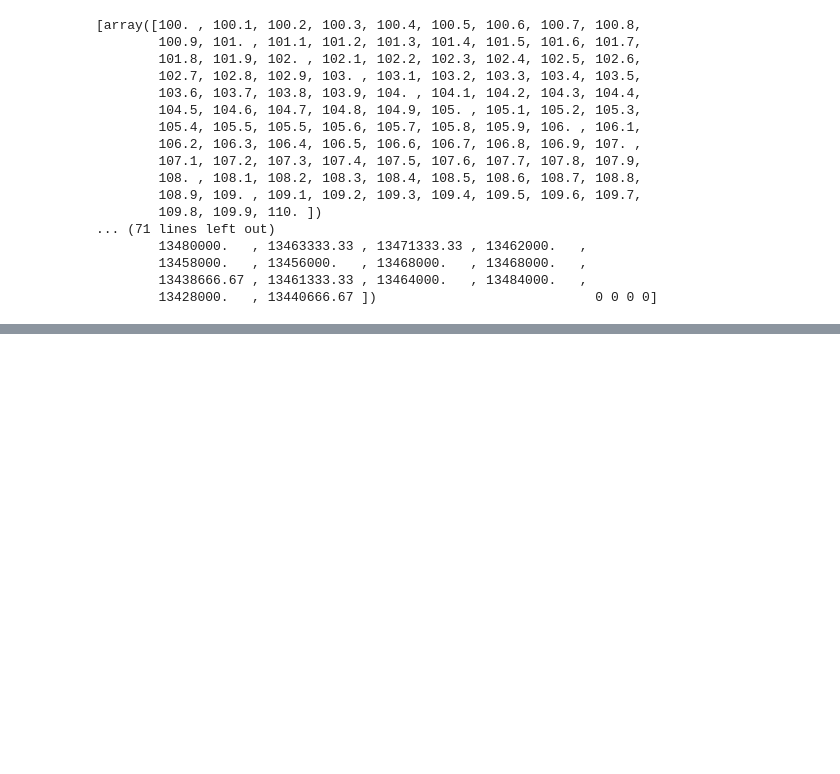
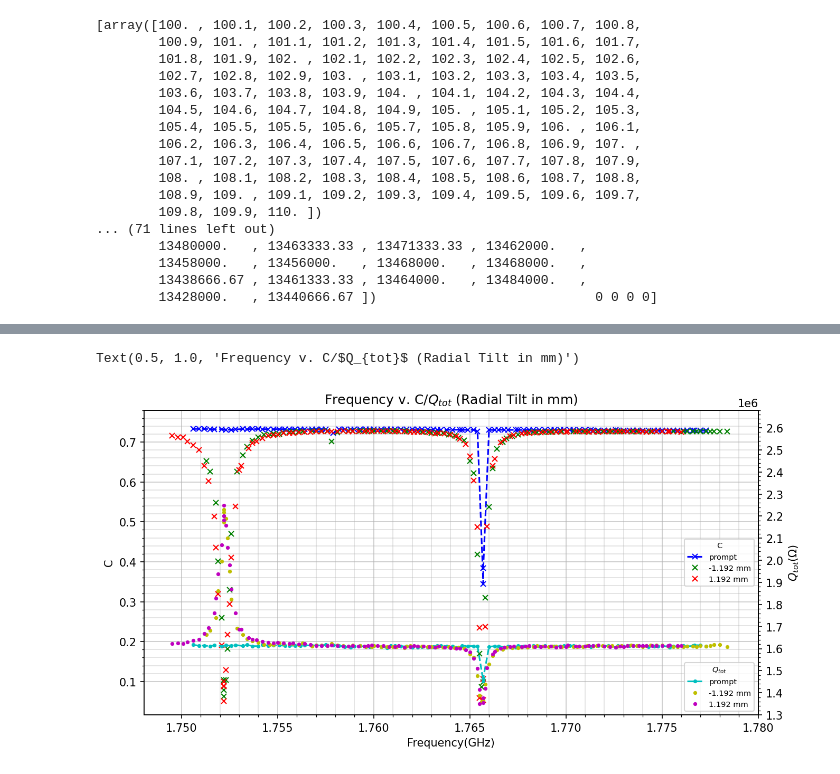
Before and after one commit to peanutflavorbean/CAPP, a Jupyter notebook: Radial_Tilt_Tolerance.ipynb, the cells around one changed output, grey strips where cells are left out. Cells and saved outputs as stored; diff of their text form; code cells hidden in the pictures; blank space fills up the shorter version.

```diff
--- a/Radial_Tilt_Tolerance.ipynb
+++ b/Radial_Tilt_Tolerance.ipynb
@@ -86,3 +90,51 @@ Text(0.5, 1.0, 'Rod Angle v. Frequency')
+# %%
+fig,axs = plt.subplots(1,1,figsize=(10,5),dpi=150)
+twin1 = axs.twinx()
+
+for v in var:
+   freq = data[v][1] # freq
+   pmt = data[v][2] # C
+   Qtot = data[v][3] # Qtot
+   if v == 0:
+      label = 'prompt'
+      axs.plot(freq,pmt,marker='x',linestyle = '--', label = label,color='b',markersize=5)
+      twin1.plot(freq,Qtot,marker='.',linestyle='--',label = label,color='c',markersize=5)
+   elif v == 0.002:
+      label = '%.3f mm' %(v*596)
+      axs.plot(freq,pmt,marker='x',linestyle='None',label=label,color='r',markersize=5)
+      twin1.plot(freq,Qtot,marker='.',linestyle='None',label = label,color='m',markersize=5)
+   elif v == -0.002:
+      label = '%.3f mm' %(v*596)
+      axs.plot(freq,pmt,marker='x',linestyle='None',label=label,color='g',markersize=5)
+      twin1.plot(freq,Qtot,marker='.',linestyle='None',label = label,color='y',markersize=5)
+
+#Frequency
+axs.set_xticks(np.arange(1.750,1.780,0.005))
+axs.set_xticks(np.arange(1.750,1.780,0.001),minor=True)
+
+#Rotation Angle
+#axs.set_xticks(np.arange(100,111,1))
+#axs.set_xticks(np.arange(100,110,0.1),minor=True)
+
+axs.set_yticks(np.arange(0.1,0.8,0.1))
+axs.set_yticks(np.arange(0.1,0.8,0.02),minor=True)
+
+twin1.set_yticks(np.arange(1.3e6,2.7e6,0.1e6))
+twin1.set_yticks(np.arange(1.3e6,2.7e6,0.02e6),minor=True)
+axs.grid(which='major',alpha=0.7)
+axs.grid(which="minor",alpha=0.4)
+
+axs.legend(title='C',title_fontsize=7,fontsize=7,loc='right')
+twin1.legend(title='$Q_{tot}$',title_fontsize=7,fontsize=7,loc='lower right')
+axs.set_ylabel('C')
+axs.set_xlabel('Frequency(GHz)')
+#axs.set_xlabel('Angle (°)')
+twin1.set_ylabel('$Q_{tot}(\Omega)$')
+axs.set_title('Frequency v. C/$Q_{tot}$ (Radial Tilt in mm)')
+#axs.set_title('Rotation Angle v. C/$Q_{tot}$ (Radial Tilt in mm)')
+# %% [output]
+Text(0.5, 1.0, 'Frequency v. C/$Q_{tot}$ (Radial Tilt in mm)')
+[figure, added]
 # %%
 fig,axs = plt.subplots(1,1,figsize=(10,5),dpi=150)
 #p_error = np.zeros(1)
```
Also changed, not shown: parts of 4 cells of this notebook, 2 other files.
